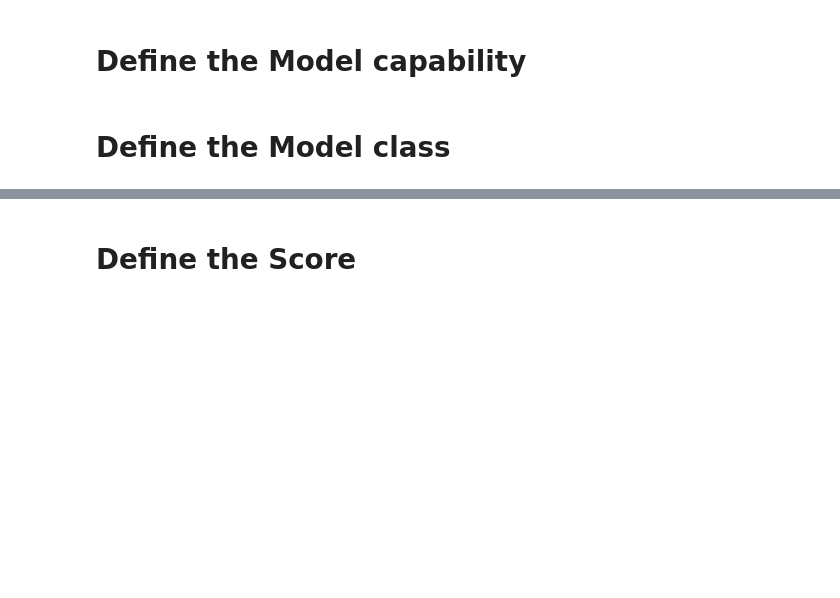
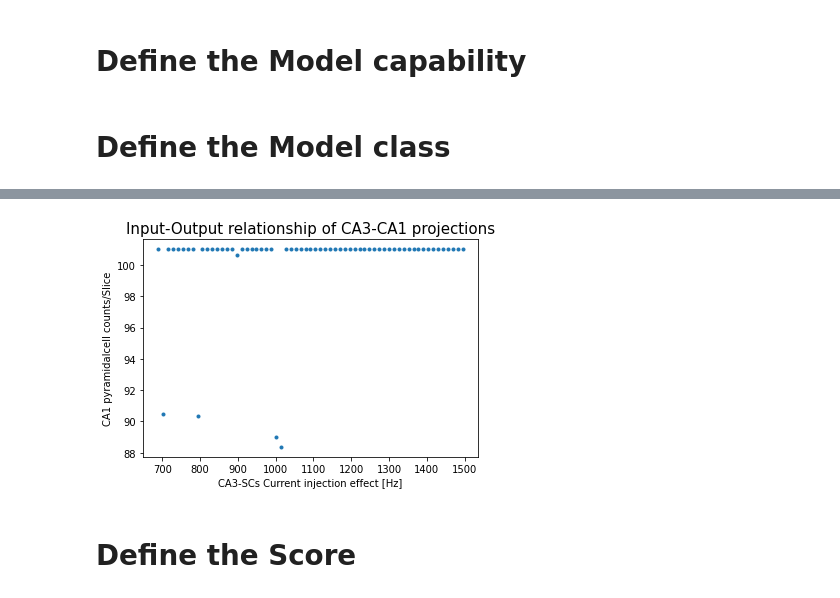
Before and after one commit to pedroernesto/BezaireSoltesz_CA1model, a Jupyter notebook: jobscripts/BezaireSoltesz_CA1model_SciUnit_classes.ipynb, the cells around one changed output, grey strips where cells are left out. Cells and saved outputs as stored; diff of their text form; code cells hidden in the pictures; blank space fills up the shorter version.

```diff
--- a/jobscripts/BezaireSoltesz_CA1model_SciUnit_classes.ipynb
+++ b/jobscripts/BezaireSoltesz_CA1model_SciUnit_classes.ipynb
@@ -273,8 +297,9 @@ plt.close('all')
 cell_types = [ cellType_UnderStudy ]
 cell_act_mean = []; current_amp = [];
 
-model.result_stimType_path(StimType=StimType)
-results_dirs = os.listdir(model.resultStimType_path)
+model_path = '../modeldbca1'; results_dir='results'
+resultStimType_path=os.path.join(model_path, results_dir, StimType)
+results_dirs = os.listdir(resultStimType_path)
 
 for results_dir in results_dirs:
     run_dir = os.path.join(StimType, results_dir)
@@ -294,35 +319,37 @@ for results_dir in results_dirs:
         # Filtering out the cellType neurons from the slicing data
         neuron_slices_inds = np.in1d(neuron_slice_data[:,0], spikeraster_data[neuron_spikes_inds,1])
 
         slices_act, cells_act = np.unique(neuron_slice_data[neuron_slices_inds,1], return_counts=True)
         all_slices = np.arange(0, SlicesNum)
         cell_counts = np.zeros(len(all_slices))
         cell_counts[slices_act.astype(int)] = cells_act
 
         cell_act_mean.append(cell_counts.mean())
 
         j = int(str.split('_')[-4]); i = int(str.split('_')[-3])
         # current_amp.append(j+i/10) # For StimType = SpikesTrainSingleSpike
         current_amp.append((j+i/10)*13) # For StimType = SpikesTrainVaryingFreq or SpikesTrainVaryingFreqPosition
 
         del neuron_slice_data, cells_IDs, neuron_spikes_inds, neuron_slices_inds
 
     del run_dir, model, spikeraster_data
 
 
 fig = plt.plot(current_amp, cell_act_mean, 'o', markersize=3)
 # plt.xlabel('CA3-SCs Current injection effect [%]'); plt.ylabel(f'CA1 {cellType} counts/Slice')
 plt.xlabel('CA3-SCs Current injection effect [Hz]'); plt.ylabel(f'CA1 {cellType} counts/Slice')
 plt.title('Input-Output relationship of CA3-CA1 projections', fontsize=15)
 
 run_dir =  os.path.join(StimType, f'Scale_{Scale}_{StimType}_0{j}_{i}_SimDuration_{Duration}')
 model = BezaireSoltesz_CA1model(run_dir = run_dir)
 
 fig_name = f'Scale_{Scale}_{StimType}_SimDuration_{Duration}_IO_{cellType_UnderStudy}.png'
 fig_path = os.path.join(model.result_figs, StimType, fig_name)
 
-fig_path = os.path.join(model.result_figs,  StimType, fig_name)
-plt.savefig(fig_path)
+fig_path = os.path.join(model.result_figs, StimType, fig_name)
+# plt.savefig(fig_path)
+# %% [output]
+[figure, added]
 # %% [markdown]
 # Define the Score
 # %%
```
Also changed, not shown: parts of 6 cells of this notebook, 2 other files.
